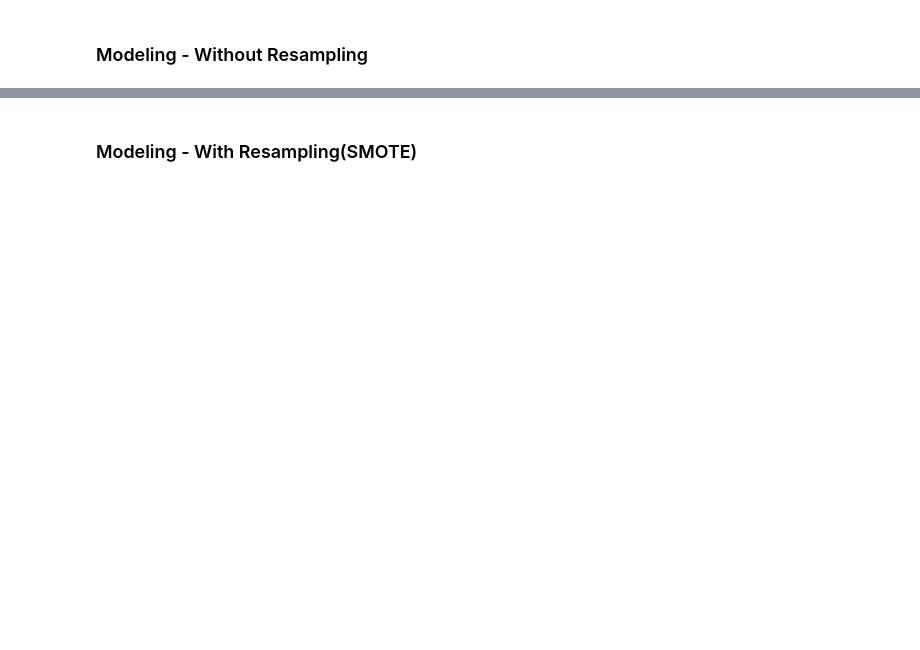
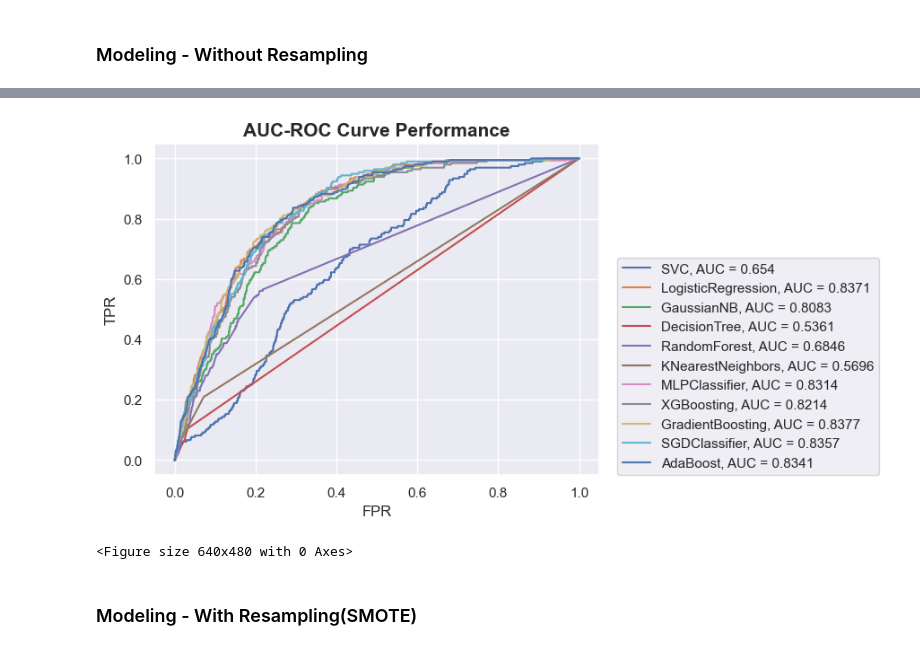
Before and after one commit to jakeryu37/Stroke-Prediction-ML-Model, a Jupyter notebook: Stroke_Prediction_Model.ipynb, the cells around one changed output, grey strips where cells are left out. Cells and saved outputs as stored; diff of their text form; code cells hidden in the pictures; blank space fills up the shorter version.

```diff
--- a/Stroke_Prediction_Model.ipynb
+++ b/Stroke_Prediction_Model.ipynb
@@ -206,13 +551,17 @@ for name, model in models.items():
 # %%
 for name, model in models.items():
     #ROC-AUC Curve
-    y_pred_proba = model.predict_proba(X_test_transformed)[:, 1]
+    y_pred_proba = model.predict_proba(X_test_transformed)[::, 1]
     fpr, tpr, threshholds = roc_curve(y_test, y_pred_proba)
+    auc = metrics.roc_auc_score(y_test, y_pred_proba).round(4)
+    plt.plot(fpr,tpr, label=f"{name}, AUC = {auc}")
 
-    plt.plot(fpr,tpr)
-    plt.title(name, fontsize=15, weight='bold')
-    plt.ylabel('TPR')
-    plt.xlabel('FPR')
-    plt.show()
-
-    print(f"{name} - AUC Score: {metrics.roc_auc_score(y_test, y_pred_proba)}")
+plt.xlabel('FPR')
+plt.ylabel('TPR')
+plt.title('AUC-ROC Curve Performance', fontsize=15, weight='bold')
+plt.legend(loc=(1.04, 0))
+plt.show()
+plt.tight_layout()
+# %% [output]
+[figure, added]
+<Figure size 640x480 with 0 Axes>
```
Also changed, not shown: parts of 27 cells of this notebook.
